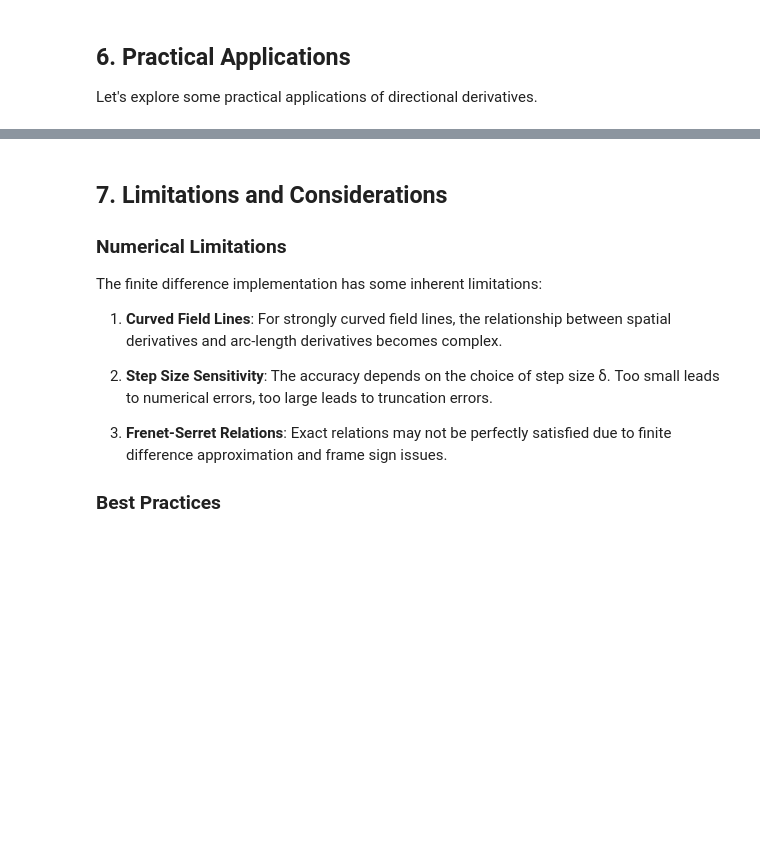
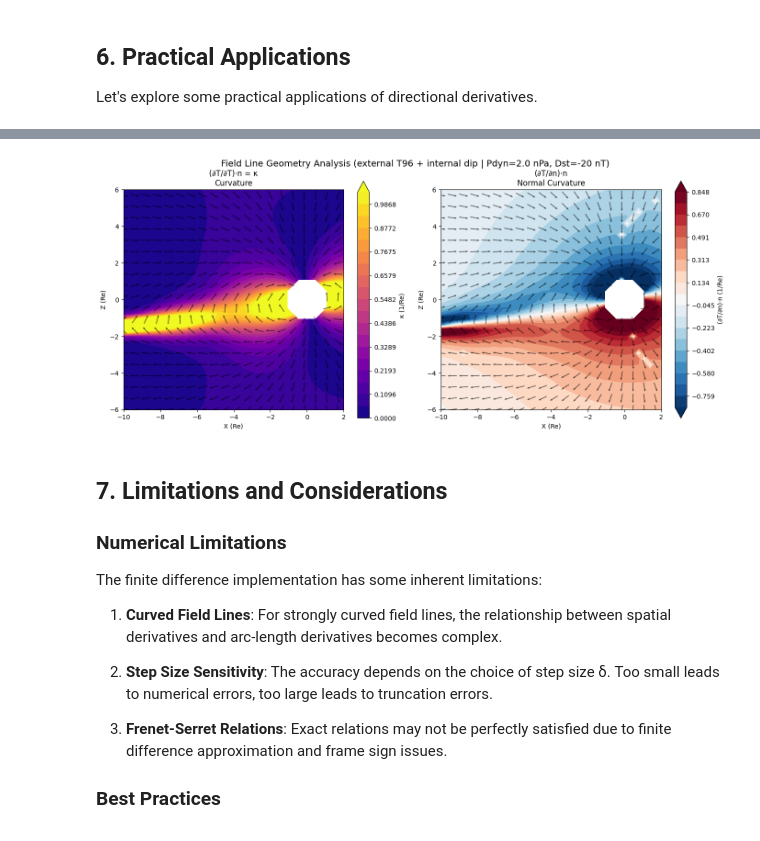
Before and after one commit to Butadiene/Mageometry, a Jupyter notebook: examples/notebooks/07_fieldline_geometry_and_derivatives.ipynb, the cells around one changed output, grey strips where cells are left out. Cells and saved outputs as stored; diff of their text form; code cells hidden in the pictures; blank space fills up the shorter version.

```diff
--- a/examples/notebooks/07_fieldline_geometry_and_derivatives.ipynb
+++ b/examples/notebooks/07_fieldline_geometry_and_derivatives.ipynb
@@ -799,3 +743,102 @@ plt.show()
+# %%
+x_grid = np.linspace(-10, 2, 40)
+z_grid = np.linspace(-6, 6, 40)
+X, Z = np.meshgrid(x_grid, z_grid)
+Y = np.zeros_like(X)
+
+# Mask points inside Earth
+R = np.sqrt(X**2 + Z**2)
+inside_earth = R < 1.0
+
+x_flat = X.ravel()
+y_flat = Y.ravel()
+z_flat = Z.ravel()
+
+der = compute_derivatives(MODEL_FUNC, parmod, ps, x_flat, y_flat, z_flat, delta=delta)
+
+curvature_grid = np.array(der["dT_dT_n"]).reshape(X.shape)
+dT_dn_n_grid = np.array(der["dT_dn_n"]).reshape(X.shape)
+
+# NaN inside Earth
+curvature_grid[inside_earth] = np.nan
+dT_dn_n_grid[inside_earth] = np.nan
+
+# --- Build magnetic field direction arrows ---
+Bx, By, Bz = MODEL_FUNC(parmod, ps, X, Y, Z)
+Bin = np.sqrt(Bx**2 + Bz**2)          # in-plane magnitude
+Bin_safe = np.where(Bin > 0, Bin, np.nan)
+
+L0 = 0.5   # arrow length scale (Re)
+arrow_step = 2  # subsampling stride
+
+dx = L0 * Bx / Bin_safe
+dz = L0 * Bz / Bin_safe
+
+Xs = X[::arrow_step, ::arrow_step]
+Zs = Z[::arrow_step, ::arrow_step]
+dxs = dx[::arrow_step, ::arrow_step]
+dzs = dz[::arrow_step, ::arrow_step]
+Rs = R[::arrow_step, ::arrow_step]
+
+# Only draw arrows outside Earth and where values are finite
+arrow_mask = np.isfinite(dxs) & np.isfinite(dzs) & (Rs >= 1.0)
+
+# --- Plot ---
+fig, axes = plt.subplots(1, 2, figsize=(14, 6))
+
+# Left panel: curvature κ = (∂T/∂T)·n
+ax = axes[0]
+vmax_k = np.nanpercentile(curvature_grid, 95)
+if not np.isfinite(vmax_k) or vmax_k <= 0:
+    vmax_k = np.nanmax(curvature_grid)
+c1 = ax.contourf(X, Z, curvature_grid, levels=np.linspace(0, vmax_k, 20),
+                 cmap="plasma", extend="max")
+if np.any(arrow_mask):
+    ax.quiver(Xs[arrow_mask], Zs[arrow_mask], dxs[arrow_mask], dzs[arrow_mask],
+              angles='xy', scale_units='xy', scale=1, pivot='middle',
+              color='k', alpha=0.7, width=0.003, headwidth=2.6,
+              headlength=3.2, headaxislength=3.4, zorder=5)
+ax.add_patch(plt.Circle((0, 0), 1, color='white', zorder=10))
+ax.set_xlabel("X (Re)")
+ax.set_ylabel("Z (Re)")
+ax.set_title("(∂T/∂T)·n = κ\nCurvature")
+ax.set_aspect('equal')
+plt.colorbar(c1, ax=ax, label="κ (1/Re)")
+
+# Right panel: (∂T/∂n)·n
+ax = axes[1]
+vmax_n = np.nanpercentile(np.abs(dT_dn_n_grid), 95)
+if not np.isfinite(vmax_n) or vmax_n <= 0:
+    vmax_n = np.nanmax(np.abs(dT_dn_n_grid))
+c2 = ax.contourf(X, Z, dT_dn_n_grid, levels=np.linspace(-vmax_n, vmax_n, 20),
+                 cmap="RdBu_r", extend="both")
+if np.any(arrow_mask):
+    ax.quiver(Xs[arrow_mask], Zs[arrow_mask], dxs[arrow_mask], dzs[arrow_mask],
+              angles='xy', scale_units='xy', scale=1, pivot='middle',
+              color='k', alpha=0.7, width=0.003, headwidth=2.6,
+              headlength=3.2, headaxislength=3.4, zorder=5)
+ax.add_patch(plt.Circle((0, 0), 1, color='white', zorder=10))
+ax.set_xlabel("X (Re)")
+ax.set_ylabel("Z (Re)")
+ax.set_title("(∂T/∂n)·n\nNormal Curvature")
+ax.set_aspect('equal')
+plt.colorbar(c2, ax=ax, label="(∂T/∂n)·n (1/Re)")
+
+# --- suptitle ---
+if MODEL == "t96":
+    title = f"Field Line Geometry Analysis (external T96 | Pdyn={Pdyn} nPa, Dst={Dst} nT)"
+elif MODEL == "t96+dip":
+    title = f"Field Line Geometry Analysis (external T96 + internal dip | Pdyn={Pdyn} nPa, Dst={Dst} nT)"
+elif MODEL == "dip":
+    title = "Field Line Geometry Analysis (internal dip)"
+else:
+    title = f"Field Line Geometry Analysis (MODEL={MODEL})"
+
+plt.suptitle(title, fontsize=14)
+plt.tight_layout()
+plt.show()
+# %% [output]
+[figure, added]
 # %% [markdown]
 <a id='limitations'></a>
 
```
Also changed, not shown: parts of 3 cells of this notebook, 2 other files.
